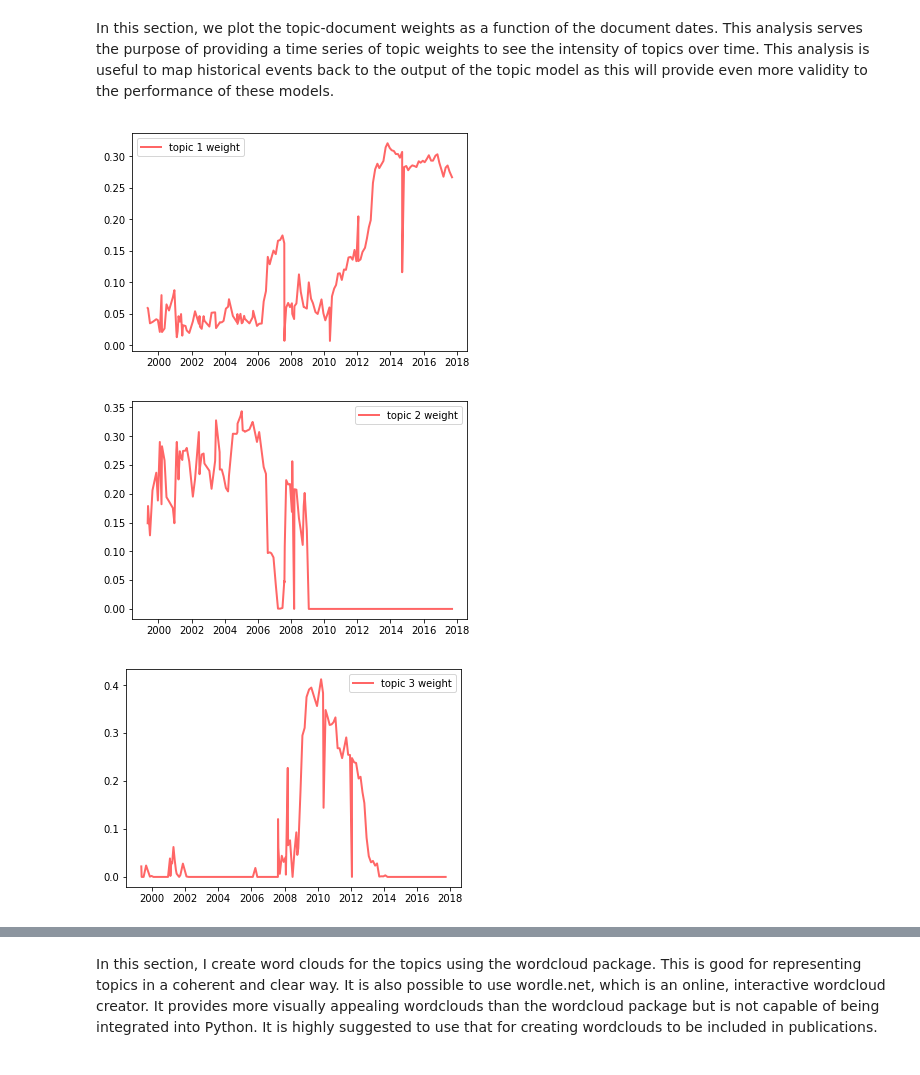
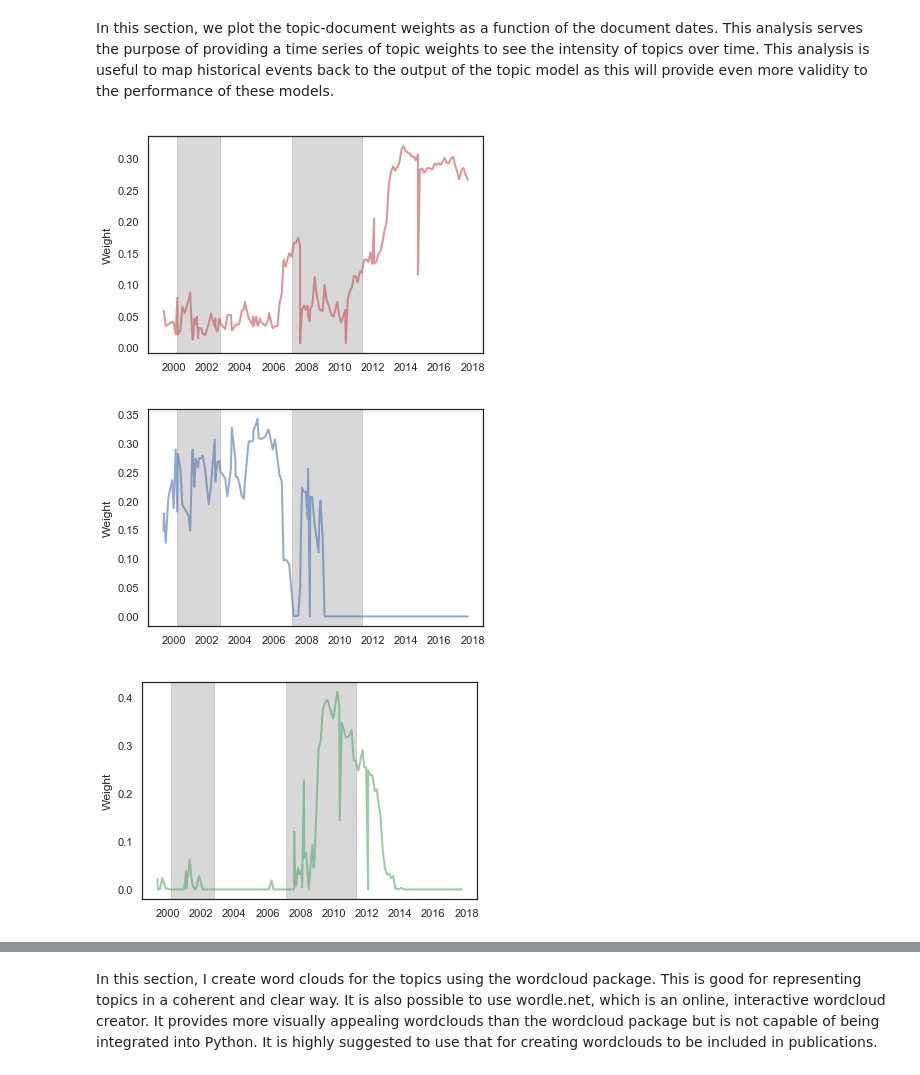
Before and after one commit to ancilcrayton/nlp_public_policy, a Jupyter notebook: nlp_fed_statements.ipynb, the cells around one changed output, grey strips where cells are left out. Cells and saved outputs as stored; diff of their text form; code cells hidden in the pictures.

```diff
--- a/nlp_fed_statements.ipynb
+++ b/nlp_fed_statements.ipynb
@@ -22,6 +20,9 @@ import sklearn
 # Import library for setting dates
 import datetime as dt
 
+import seaborn as sns
+sns.set(style="white")
+
 # Import library for reading pdf files
 import PyPDF2
 
@@ -33,9 +34,20 @@ import gensim
 
 # Import natural language package to remove stopwords and lemmatize terms
 import nltk
+
+# Import tools to tokenize, remove stopwords, and lemmatize (or stem) words
+from sklearn.feature_extraction.text import CountVectorizer
+from nltk.corpus import stopwords
+#from nltk.stem.porter import PorterStemmer
+from nltk.stem import WordNetLemmatizer
+
+# Import digits module to filter out numbers
+#import re
+import string
+from string import digits
 # %%
 # Import in unprocessed statements scraped from Scrapy into a csv file
-data = pd.read_csv('Statements2.csv', skipinitialspace=True)
+data = pd.read_csv('Data/Statements/Statements2.csv', skipinitialspace=True)
 data
 # %% [output]
 |  | Date | Statement |
@@ -116,13 +117,17 @@ from string import digits
 # %%
 # Lowercase, remove digits, and lemmatize statements
 n=len(statements)
+raw_doc_length = list(range(0, n))
+doc_length = list(range(0, n))
 #porter_stemmer = PorterStemmer()
 lemmatizer = WordNetLemmatizer()
 for i in range(n):
     strip = CountVectorizer().build_tokenizer()(statements[i].lower())
     strip2 = [w for w in strip if not w.isdigit()]
+    raw_doc_length[i] = len(strip2)
     filtered = [w for w in strip2 if not w in stopwords.words('english')]
     lemma = [lemmatizer.lemmatize(w) for w in filtered]
+    doc_length[i] = len(lemma)
     statements[i] = ' '.join(lemma)
 # %%
 # Example of processed statement
@@ -295,7 +373,16 @@ Topic #29: employment moreover meeting january address longer effect decision fo
 # %%
 # Plot the coherence over the different 'k' selections
+end_k=30
+sns.set(style='white')
 fig, ax = plt.subplots()
-ax.plot(list(range(3, end_k+1)), coherence, 'b+-', linewidth=2, label='U_Mass Coherence', alpha=0.5, markevery=1)
-ax.legend()
+ax.plot(list(range(3, end_k+1)), coherencenmf, 'b+-', linewidth=2, label='UMass Coherency', alpha=0.5, markevery=1)
+ax.set_xlabel('k')
+ax.set_ylabel('Coherence')
+ax.annotate('Max TC-LCP @ k=3',
+             xy=(3, -0.53001054467878117),
+             xycoords='data',
+             xytext=(7, -0.54),
+             arrowprops=dict(arrowstyle="simple"))
+plt.savefig('Results/UMassNMF.png', dpi=300)
 plt.show()
 # %% [output]
@@ -440,24 +525,33 @@ y3 = W[:,2]
 # %%
 # Plot topic 1 weights as a time series
 fig, ax = plt.subplots()
-ax.plot(x, y1, 'r-', linewidth=2, label='topic 1 weight', alpha=0.6)
-ax.legend()
+ax.plot(x, y1, 'r-', linewidth=2, label='topic 1', alpha=0.6)
+ax.set_ylabel('Weight')
+ax.axvspan(x[7], x[32], alpha=0.30, color='gray')
+ax.axvspan(x[65], x[105], alpha=0.30, color='gray')
+plt.savefig('Results/NMFWeights1.png', dpi=300)
 plt.show()
 # %% [output]
-[figure, old version]
+[figure, new version]
 # %%
 # Plot topic 2 weights as a time series
 fig, ax = plt.subplots()
-ax.plot(x, y2, 'r-', linewidth=2, label='topic 2 weight', alpha=0.6)
-ax.legend()
+ax.plot(x, y2, 'b-', linewidth=2, label='topic 2', alpha=0.6)
+ax.set_ylabel('Weight')
+ax.axvspan(x[7], x[32], alpha=0.30, color='gray')
+ax.axvspan(x[65], x[105], alpha=0.30, color='gray')
+plt.savefig('Results/NMFWeights2.png', dpi=300)
 plt.show()
 # %% [output]
-[figure, old version]
+[figure, new version]
 # %%
 # Plot topic 3 weights as a time series
 fig, ax = plt.subplots()
-ax.plot(x, y3, 'r-', linewidth=2, label='topic 3 weight', alpha=0.6)
-ax.legend()
+ax.plot(x, y3, 'g-', linewidth=2, label='topic 3', alpha=0.6)
+ax.set_ylabel('Weight')
+ax.axvspan(x[7], x[32], alpha=0.30, color='gray')
+ax.axvspan(x[65], x[105], alpha=0.30, color='gray')
+plt.savefig('Results/NMFWeights3.png', dpi=300)
 plt.show()
 # %% [output]
-[figure, old version]
+[figure, new version]
```
Also changed, not shown: parts of 66 cells of this notebook.
